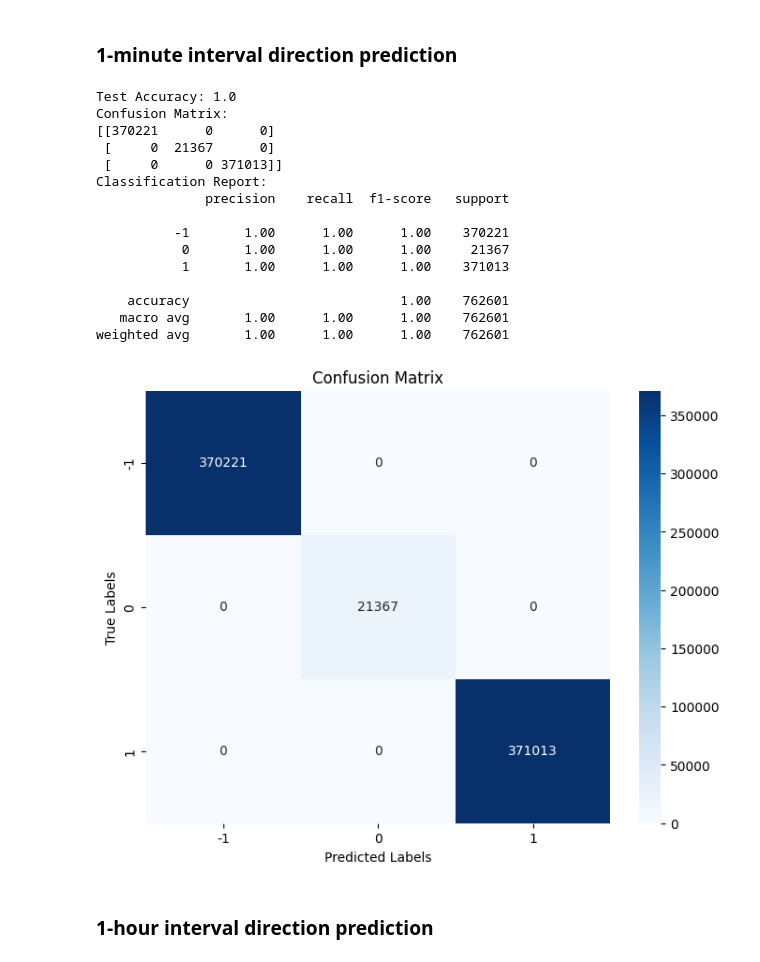
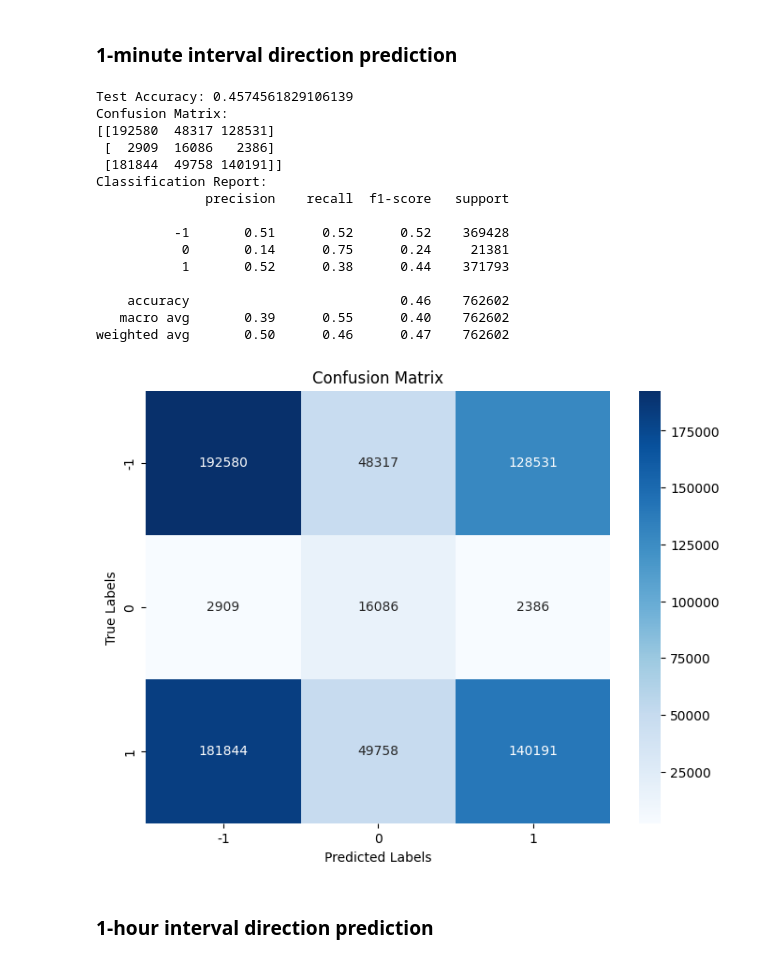
Before and after one commit to Jiazhou-Bi/BTC-Price-Prediction, a Jupyter notebook: scripts/06-model_data.ipynb, the cells around one changed output. Drawn from its saved outputs; the diff is of its cells as text; code cells hidden in the pictures.

Commit message:
Model update

```diff
--- a/scripts/06-model_data.ipynb
+++ b/scripts/06-model_data.ipynb
@@ -550,8 +836,8 @@ WARNING:absl:You are saving your model as an HDF5 file via `model.save()` or `ke
 ### 1-minute interval direction prediction
 # %%
 # Define features and target
-features = ['open_diff', 'high_diff', 'low_diff', 'close_diff', 'volume', 'was_missing']
-target = 'direction'
+features = ['open_diff', 'high_diff', 'low_diff', 'close_diff', 'volume', 'was_missing', 'direction_t-1']
+target = 'direction_t+1'
 X = df_1m[features]
 y = df_1m[target]
 
@@ -563,47 +849,47 @@ X_scaled = scaler.fit_transform(X)
 X_train, X_test, y_train, y_test = train_test_split(X_scaled, y, test_size=0.2, random_state=210)
 
 # Train a Random Forest classifier
-rf_model = RandomForestClassifier(n_estimators=100, max_depth=10, random_state=42, class_weight="balanced")
+rf_model = RandomForestClassifier(n_estimators=100, max_depth=10, random_state=210, class_weight="balanced")
 rf_model.fit(X_train, y_train)
 
 # Evaluate the model
 y_pred = rf_model.predict(X_test)
 accuracy = rf_model.score(X_test, y_test)
 print(f"Test Accuracy: {accuracy}")
 
 # Confusion matrix
 cm = confusion_matrix(y_test, y_pred)
 print("Confusion Matrix:")
 print(cm)
 
 # Classification report
 print("Classification Report:")
 print(classification_report(y_test, y_pred, target_names=["-1", "0", "1"]))
 
 # Plot confusion matrix
 plt.figure(figsize=(8, 6))
 sns.heatmap(cm, annot=True, fmt='d', cmap='Blues', xticklabels=["-1", "0", "1"], yticklabels=["-1", "0", "1"])
 plt.title('Confusion Matrix')
 plt.xlabel('Predicted Labels')
 plt.ylabel('True Labels')
 plt.show()
 # %% [output]
-Test Accuracy: 1.0
+Test Accuracy: 0.4574561829106139
 Confusion Matrix:
-[[370221      0      0]
- [     0  21367      0]
- [     0      0 371013]]
+[[192580  48317 128531]
+ [  2909  16086   2386]
+ [181844  49758 140191]]
 Classification Report:
               precision    recall  f1-score   support
 
-          -1       1.00      1.00      1.00    370221
-           0       1.00      1.00      1.00     21367
-           1       1.00      1.00      1.00    371013
+          -1       0.51      0.52      0.52    369428
+           0       0.14      0.75      0.24     21381
+           1       0.52      0.38      0.44    371793
 
-    accuracy                           1.00    762601
-   macro avg       1.00      1.00      1.00    762601
-weighted avg       1.00      1.00      1.00    762601
+    accuracy                           0.46    762602
+   macro avg       0.39      0.55      0.40    762602
+weighted avg       0.50      0.46      0.47    762602
-[figure, old version]
+[figure, new version]
 # %% [markdown]
 ### 1-hour interval direction prediction
 # %%
```
Also changed, not shown: parts of 16 cells of this notebook, 12 other files.
